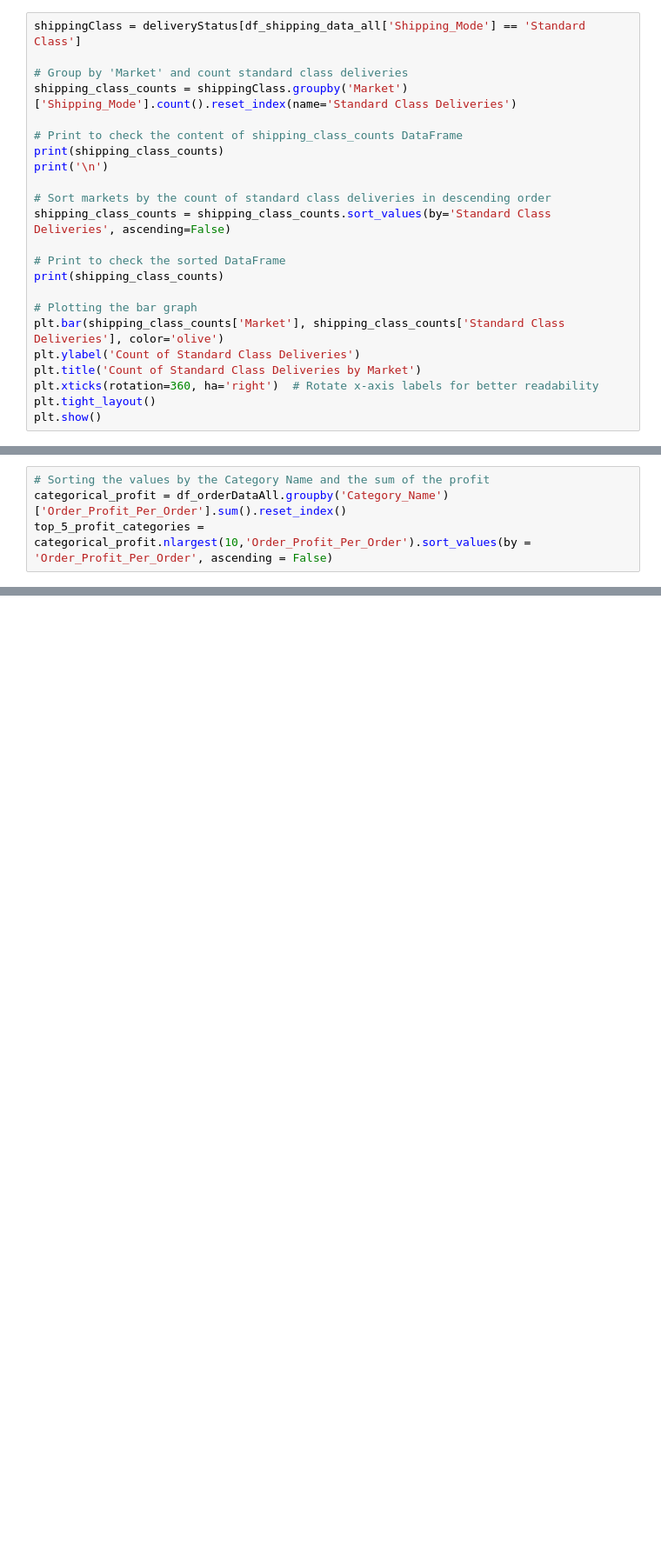
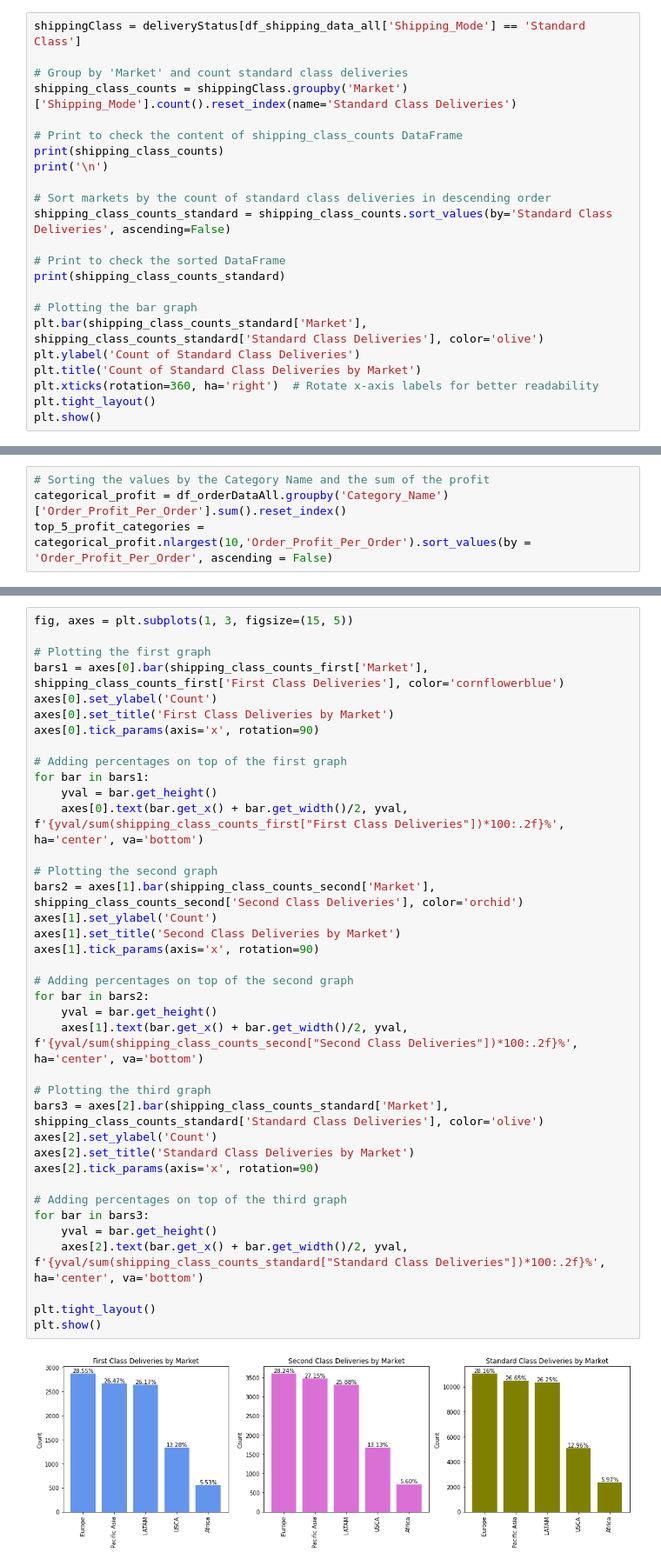
Before and after one commit to CCNY-Analytics-and-Quant/StevenCEdwinA-BAFall2023, a Jupyter notebook: Final Project.ipynb, the cells around one changed output, grey strips where cells are left out. Shown at 87% size. Cells and saved outputs as stored; diff of their text form; blank space fills up the shorter version.

```diff
--- a/Final Project.ipynb
+++ b/Final Project.ipynb
@@ -695,13 +695,13 @@ print(shipping_class_counts)
 print('\n')
 
 # Sort markets by the count of standard class deliveries in descending order
-shipping_class_counts = shipping_class_counts.sort_values(by='Standard Class Deliveries', ascending=False)
+shipping_class_counts_standard = shipping_class_counts.sort_values(by='Standard Class Deliveries', ascending=False)
 
 # Print to check the sorted DataFrame
-print(shipping_class_counts)
+print(shipping_class_counts_standard)
 
 # Plotting the bar graph
-plt.bar(shipping_class_counts['Market'], shipping_class_counts['Standard Class Deliveries'], color='olive')
+plt.bar(shipping_class_counts_standard['Market'], shipping_class_counts_standard['Standard Class Deliveries'], color='olive')
 plt.ylabel('Count of Standard Class Deliveries')
 plt.title('Count of Standard Class Deliveries by Market')
 plt.xticks(rotation=360, ha='right')  # Rotate x-axis labels for better readability
@@ -1007,0 +1103,40 @@ plt.show()
+# %%
+fig, axes = plt.subplots(1, 3, figsize=(15, 5))
+
+# Plotting the first graph
+bars1 = axes[0].bar(shipping_class_counts_first['Market'], shipping_class_counts_first['First Class Deliveries'], color='cornflowerblue')
+axes[0].set_ylabel('Count')
+axes[0].set_title('First Class Deliveries by Market')
+axes[0].tick_params(axis='x', rotation=90)
+
+# Adding percentages on top of the first graph
+for bar in bars1:
+    yval = bar.get_height()
+    axes[0].text(bar.get_x() + bar.get_width()/2, yval, f'{yval/sum(shipping_class_counts_first["First Class Deliveries"])*100:.2f}%', ha='center', va='bottom')
+
+# Plotting the second graph
+bars2 = axes[1].bar(shipping_class_counts_second['Market'], shipping_class_counts_second['Second Class Deliveries'], color='orchid')
+axes[1].set_ylabel('Count')
+axes[1].set_title('Second Class Deliveries by Market')
+axes[1].tick_params(axis='x', rotation=90)
+
+# Adding percentages on top of the second graph
+for bar in bars2:
+    yval = bar.get_height()
+    axes[1].text(bar.get_x() + bar.get_width()/2, yval, f'{yval/sum(shipping_class_counts_second["Second Class Deliveries"])*100:.2f}%', ha='center', va='bottom')
+
+# Plotting the third graph
+bars3 = axes[2].bar(shipping_class_counts_standard['Market'], shipping_class_counts_standard['Standard Class Deliveries'], color='olive')
+axes[2].set_ylabel('Count')
+axes[2].set_title('Standard Class Deliveries by Market')
+axes[2].tick_params(axis='x', rotation=90)
+
+# Adding percentages on top of the third graph
+for bar in bars3:
+    yval = bar.get_height()
+    axes[2].text(bar.get_x() + bar.get_width()/2, yval, f'{yval/sum(shipping_class_counts_standard["Standard Class Deliveries"])*100:.2f}%', ha='center', va='bottom')
+
+plt.tight_layout()
+plt.show()
+# %% [output]
+[figure, added]
```
Also changed, not shown: parts of 5 cells of this notebook.
